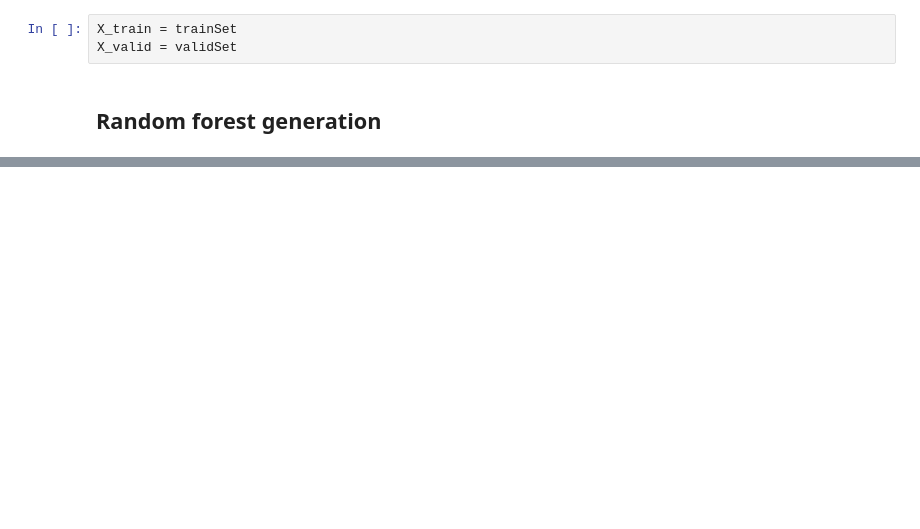
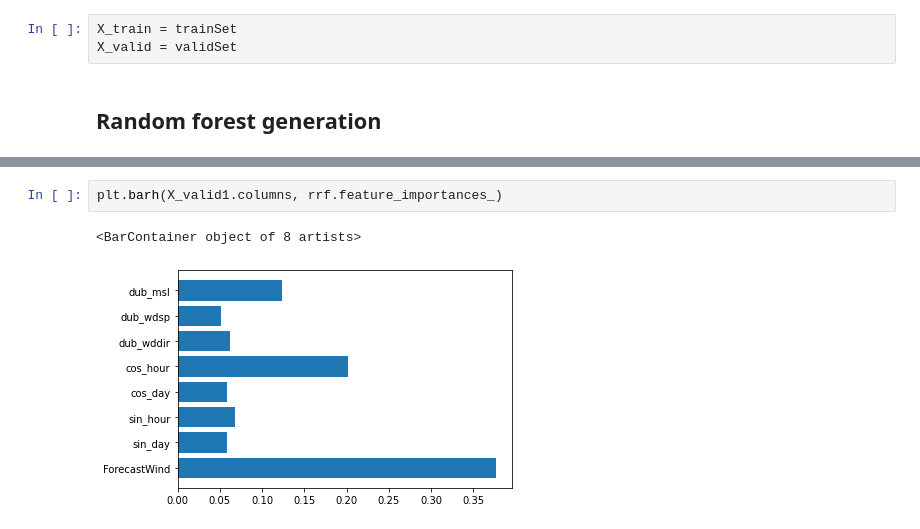
Before and after one commit to kevinTheQuigley/chargeTimeAnalytics, a Jupyter notebook: ChargeTimeML.ipynb, the cells around one changed output, grey strips where cells are left out. Saved outputs shown, nothing was run; the diff lists cells and outputs as text; blank space fills up the shorter version.

```diff
--- a/ChargeTimeML.ipynb
+++ b/ChargeTimeML.ipynb
@@ -123,0 +303,5 @@ rf.fit(train_features, train_labels);
+# %%
+plt.barh(X_valid1.columns, rrf.feature_importances_)
+# %% [output]
+<BarContainer object of 8 artists>
+[figure, added]
```
Also changed, not shown: parts of 76 cells of this notebook.
